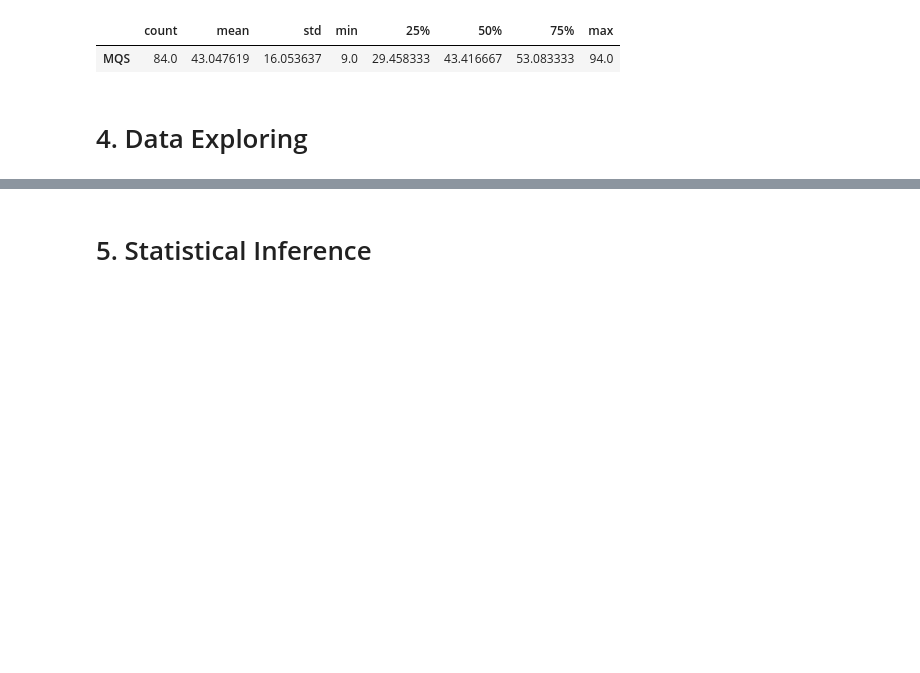
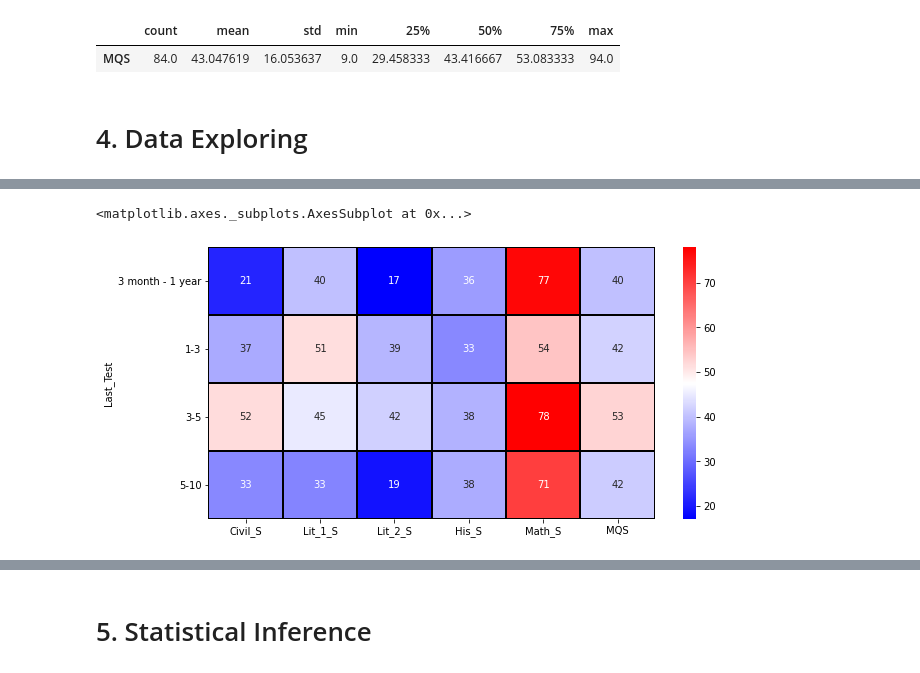
Before and after one commit to matantsour/Core_Studies_Memory_Analysis, a Jupyter notebook: Core_Studies_Memory_Analysis.ipynb, the cells around one changed output, grey strips where cells are left out. Drawn from its saved outputs; the diff is of its cells as text; code cells hidden in the pictures; blank space fills up the shorter version.

```diff
--- a/Core_Studies_Memory_Analysis.ipynb
+++ b/Core_Studies_Memory_Analysis.ipynb
@@ -330,0 +387,4 @@ pd.DataFrame(responses['MQS'].describe()).T
+# %%
+by_last_test=res.groupby(by='Last_Test').mean()[['Civil_S','Lit_1_S','Lit_2_S','His_S','Math_S','MQS']]
+by_last_test=by_last_test.loc[['3 month - 1 year','1-3','3-5','5-10']]
+by_last_test
@@ -330,0 +398,6 @@ pd.DataFrame(responses['MQS'].describe()).T
+# %%
+fig = plt.figure(figsize=(10,5))
+sns.heatmap(by_last_test,cmap='bwr',linecolor='black',linewidths=1,annot=True)
+# %% [output]
+<matplotlib.axes._subplots.AxesSubplot at 0x...>
+[figure, added]
```
Also changed, not shown: parts of 23 cells of this notebook.
